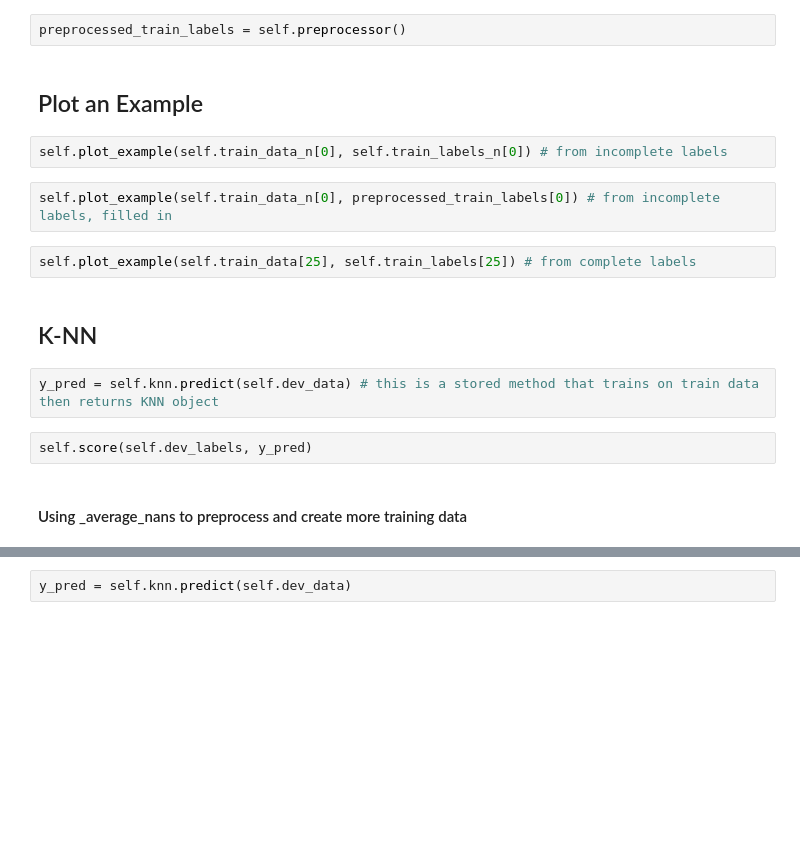
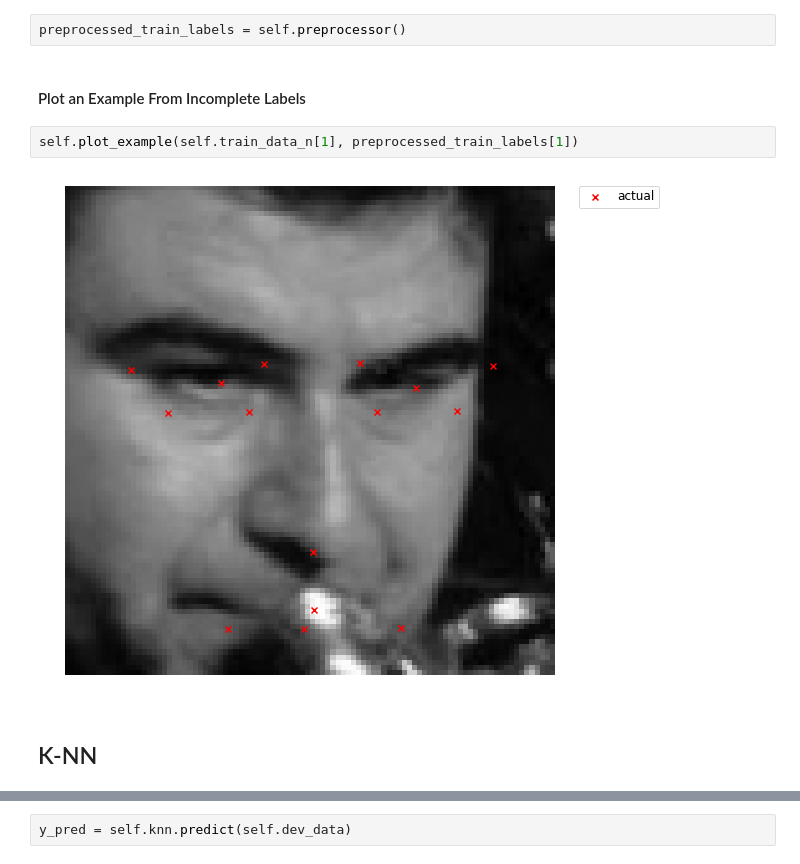
Before and after one commit to cgutwein/facial-keypoints-recognition, a Jupyter notebook: final_object.ipynb, the cells around one changed output, grey strips where cells are left out. Drawn from its saved outputs; the diff is of its cells as text; blank space fills up the shorter version.

```diff
--- a/final_object.ipynb
+++ b/final_object.ipynb
@@ -184,18 +213,10 @@ We noticed that there are many examples that are missing a full label set. Out o
 # %%
 preprocessed_train_labels = self.preprocessor()
 # %% [markdown]
-## Plot an Example
+#### Plot an Example From Incomplete Labels
-# %%
-self.plot_example(self.train_data_n[0], self.train_labels_n[0]) # from incomplete labels
 # %%
-self.plot_example(self.train_data_n[0], preprocessed_train_labels[0]) # from incomplete labels, filled in
+self.plot_example(self.train_data_n[1], preprocessed_train_labels[1])
+# %% [output]
+[figure, added]
-# %%
-self.plot_example(self.train_data[25], self.train_labels[25]) # from complete labels
 # %% [markdown]
 ## K-NN
-# %%
-y_pred = self.knn.predict(self.dev_data) # this is a stored method that trains on train data then returns KNN object
-# %%
-self.score(self.dev_labels, y_pred)
-# %% [markdown]
-#### Using _average_nans to preprocess and create more training data
```
Also changed, not shown: parts of 31 cells of this notebook.
